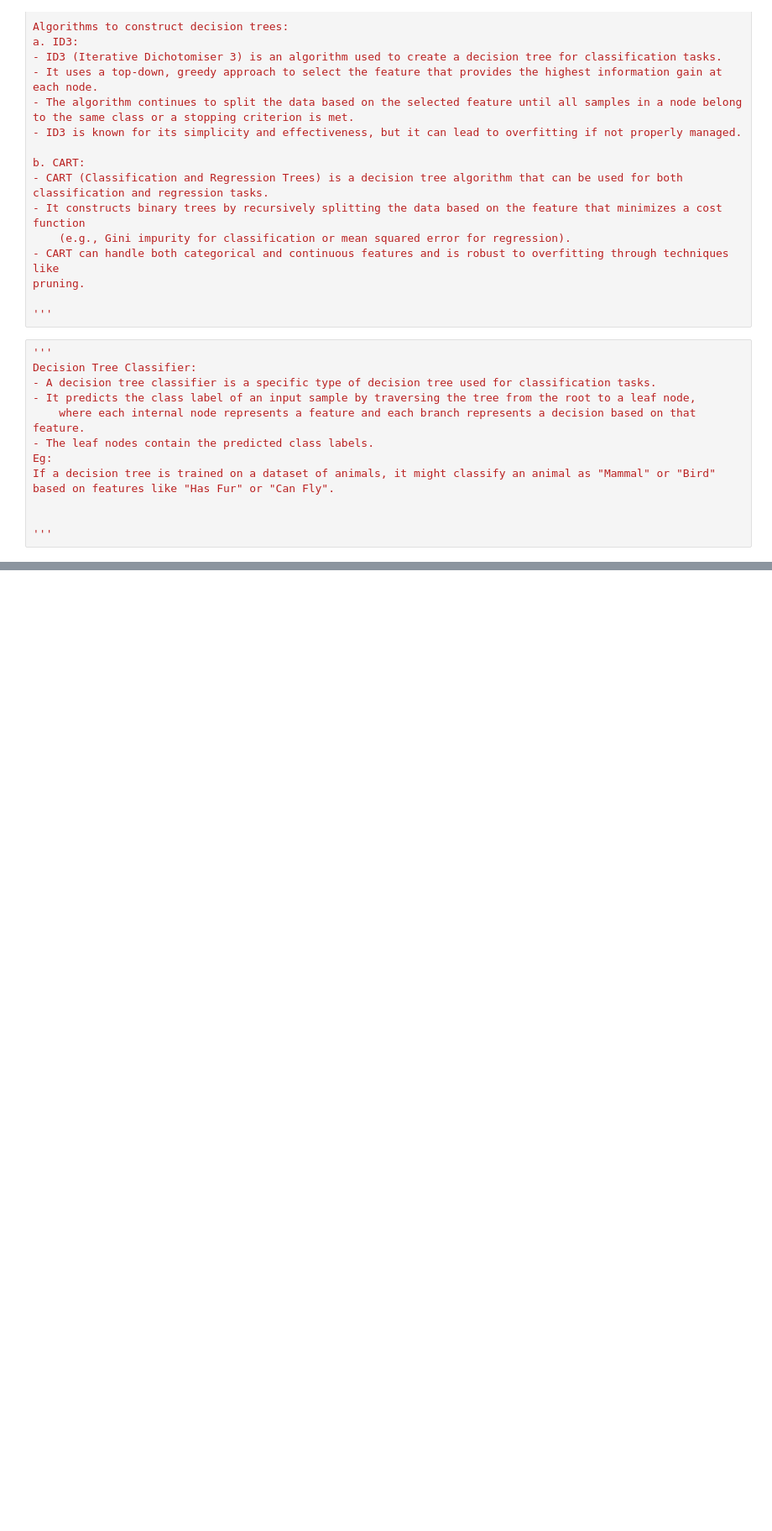
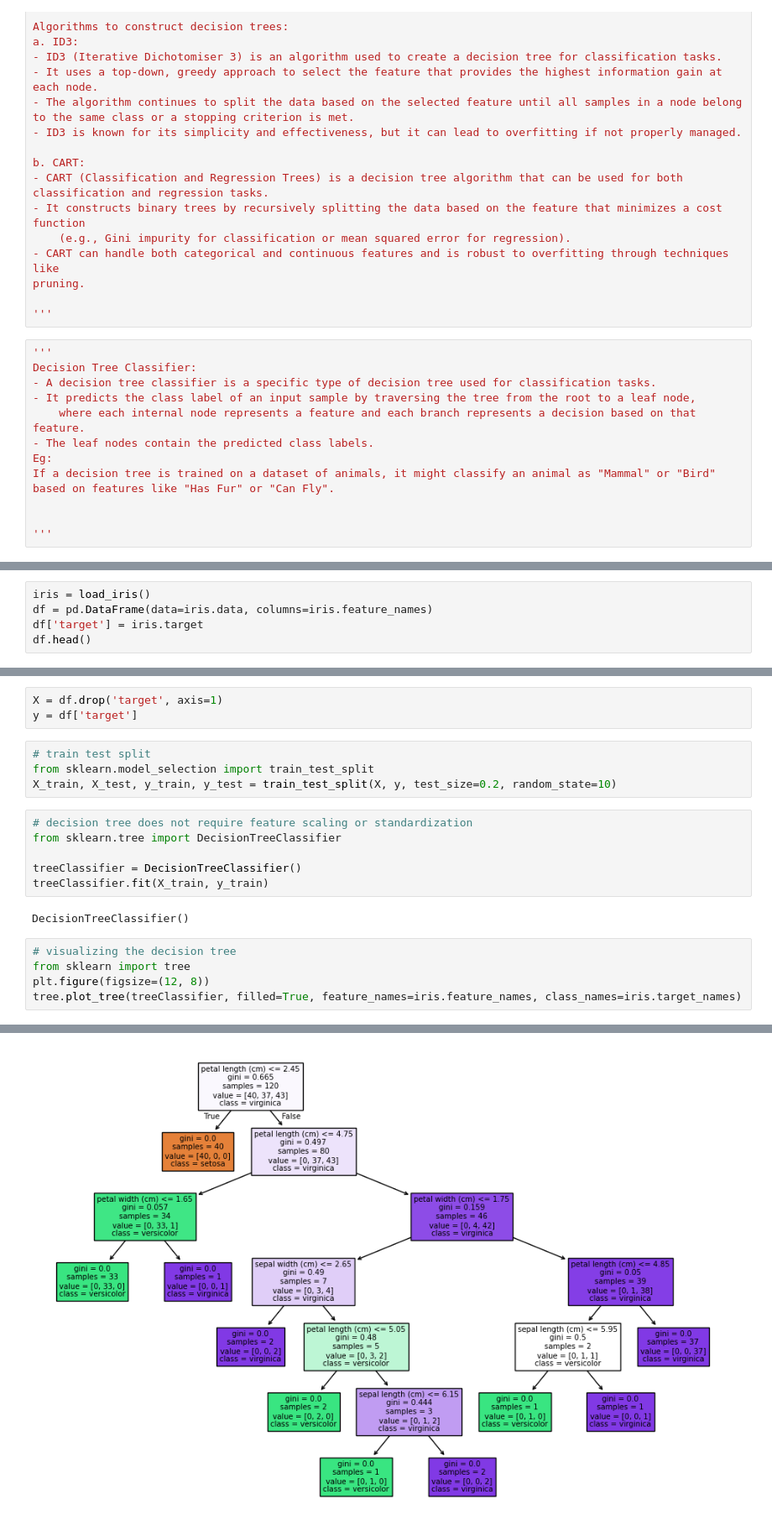
Before and after one commit to abhik12295/Data-Science-Learning, a Jupyter notebook: Core ML Topics/5. ML Algos/Supervised ML/7. Decision Tree.ipynb, the cells around one changed output, grey strips where cells are left out. Shown: that part at 84% size. Cells and saved outputs as stored; diff of their text form; blank space fills up the shorter version.

Commit message:
Decision Tree

```diff
--- a/Core ML Topics/5. ML Algos/Supervised ML/7. Decision Tree.ipynb
+++ b/Core ML Topics/5. ML Algos/Supervised ML/7. Decision Tree.ipynb
@@ -83,0 +136,5 @@ c. How to split:
+# %%
+iris = load_iris()
+df = pd.DataFrame(data=iris.data, columns=iris.feature_names)
+df['target'] = iris.target
+df.head()
@@ -83,0 +148,21 @@ c. How to split:
+# %%
+X = df.drop('target', axis=1)
+y = df['target']
+# %%
+# train test split
+from sklearn.model_selection import train_test_split
+X_train, X_test, y_train, y_test = train_test_split(X, y, test_size=0.2, random_state=10)
+# %%
+# decision tree does not require feature scaling or standardization
+from sklearn.tree import DecisionTreeClassifier
+
+treeClassifier = DecisionTreeClassifier()
+treeClassifier.fit(X_train, y_train)
+# %% [output]
+DecisionTreeClassifier()
+# %%
+# visualizing the decision tree
+from sklearn import tree
+plt.figure(figsize=(12, 8))
+tree.plot_tree(treeClassifier, filled=True, feature_names=iris.feature_names, class_names=iris.target_names)
+# %% [output]
@@ -83,0 +186 @@ c. How to split:
+[figure, added]
```
Also changed, not shown: parts of 29 cells of this notebook.
